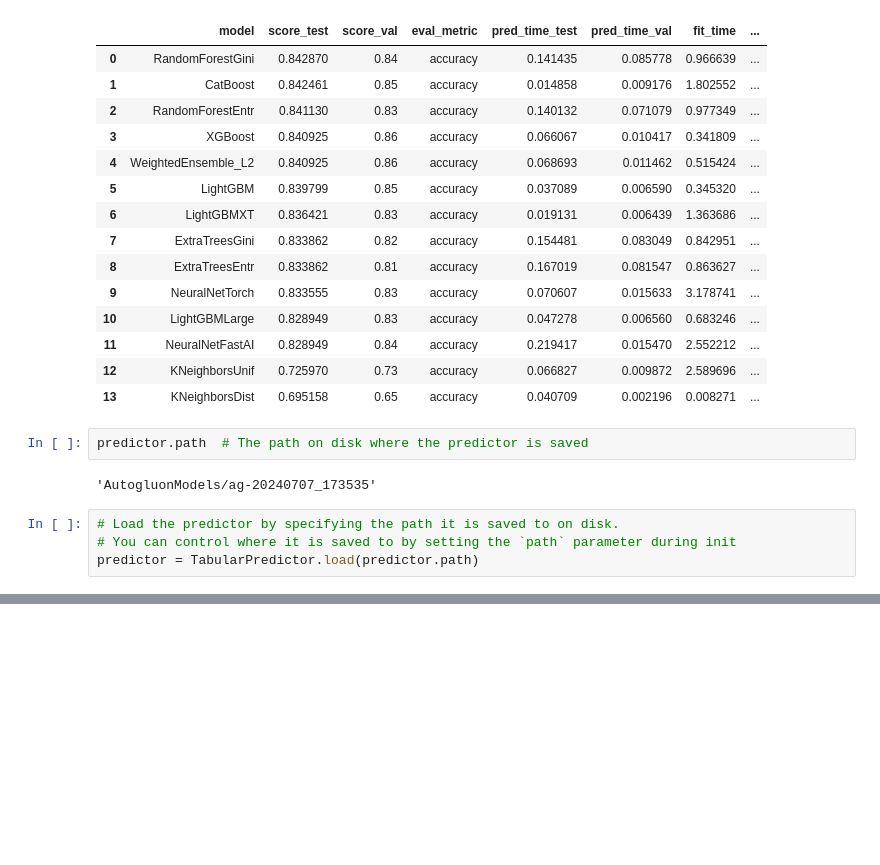
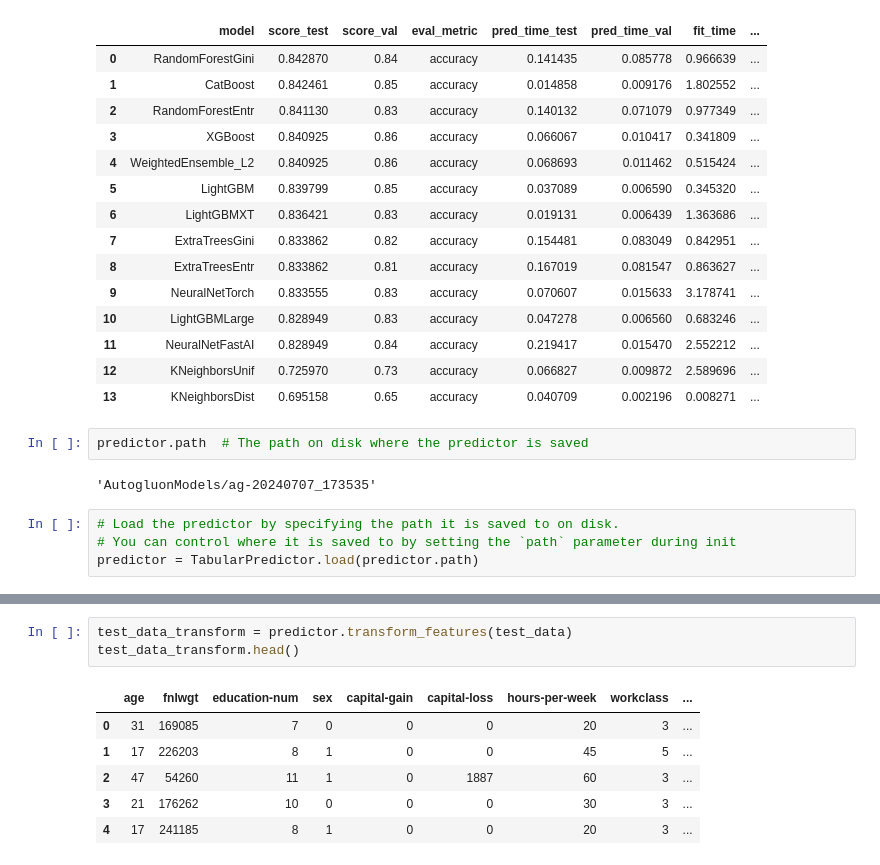
Before and after one commit to flyinacres/autogluon, a Jupyter notebook: autogluon-tabular-essentials.ipynb, the cells around one changed output, grey strips where cells are left out. Drawn from its saved outputs; the diff is of its cells as text; blank space fills up the shorter version.

```diff
--- a/autogluon-tabular-essentials.ipynb
+++ b/autogluon-tabular-essentials.ipynb
@@ -130,0 +141,10 @@ predictor = TabularPredictor.load(predictor.path)
+# %%
+test_data_transform = predictor.transform_features(test_data)
+test_data_transform.head()
+# %% [output]
+|  | age | fnlwgt | education-num | sex | capital-gain | capital-loss | hours-per-week | workclass | ... |
+| 0 | 31 | 169085 | 7 | 0 | 0 | 0 | 20 | 3 | ... |
+| 1 | 17 | 226203 | 8 | 1 | 0 | 0 | 45 | 5 | ... |
+| 2 | 47 | 54260 | 11 | 1 | 0 | 1887 | 60 | 3 | ... |
+| 3 | 21 | 176262 | 10 | 0 | 0 | 0 | 30 | 3 | ... |
+| 4 | 17 | 241185 | 8 | 1 | 0 | 0 | 20 | 3 | ... |
```
Also changed, not shown: parts of 6 cells of this notebook.
